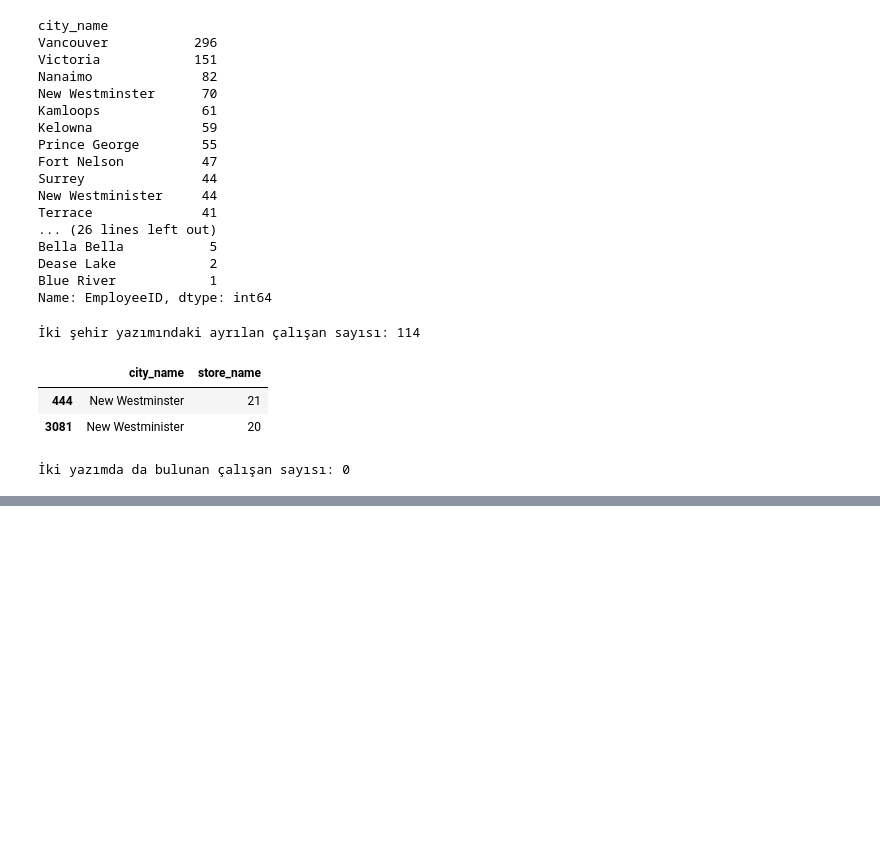
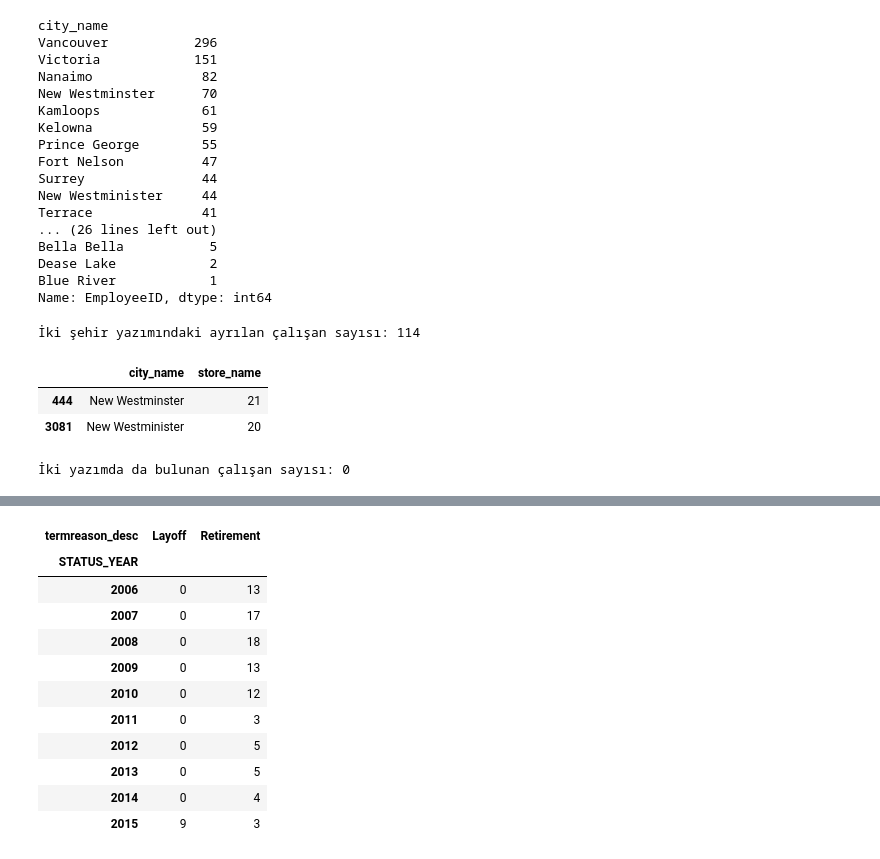
Before and after one commit to nazlican-engineer/Mercek, a Jupyter notebook: notebooks/01_analiz.ipynb, the cells around one changed output, grey strips where cells are left out. Saved outputs shown, nothing was run; the diff lists cells and outputs as text; code cells hidden in the pictures; blank space fills up the shorter version.

```diff
--- a/notebooks/01_analiz.ipynb
+++ b/notebooks/01_analiz.ipynb
@@ -556,0 +683,20 @@ print("İki yazımda da bulunan çalışan sayısı:", len(common_ids))
+# %%
+store_37 = store_departures[store_departures["store_name"] == 37]
+
+pd.crosstab(
+    store_37["STATUS_YEAR"],
+    store_37["termreason_desc"]
+)
+# %% [output]
+| termreason_desc | Layoff | Retirement |
+| STATUS_YEAR |  |  |
+| 2006 | 0 | 13 |
+| 2007 | 0 | 17 |
+| 2008 | 0 | 18 |
+| 2009 | 0 | 13 |
+| 2010 | 0 | 12 |
+| 2011 | 0 | 3 |
+| 2012 | 0 | 5 |
+| 2013 | 0 | 5 |
+| 2014 | 0 | 4 |
+| 2015 | 9 | 3 |
```
Also changed, not shown: parts of 6 cells of this notebook.
